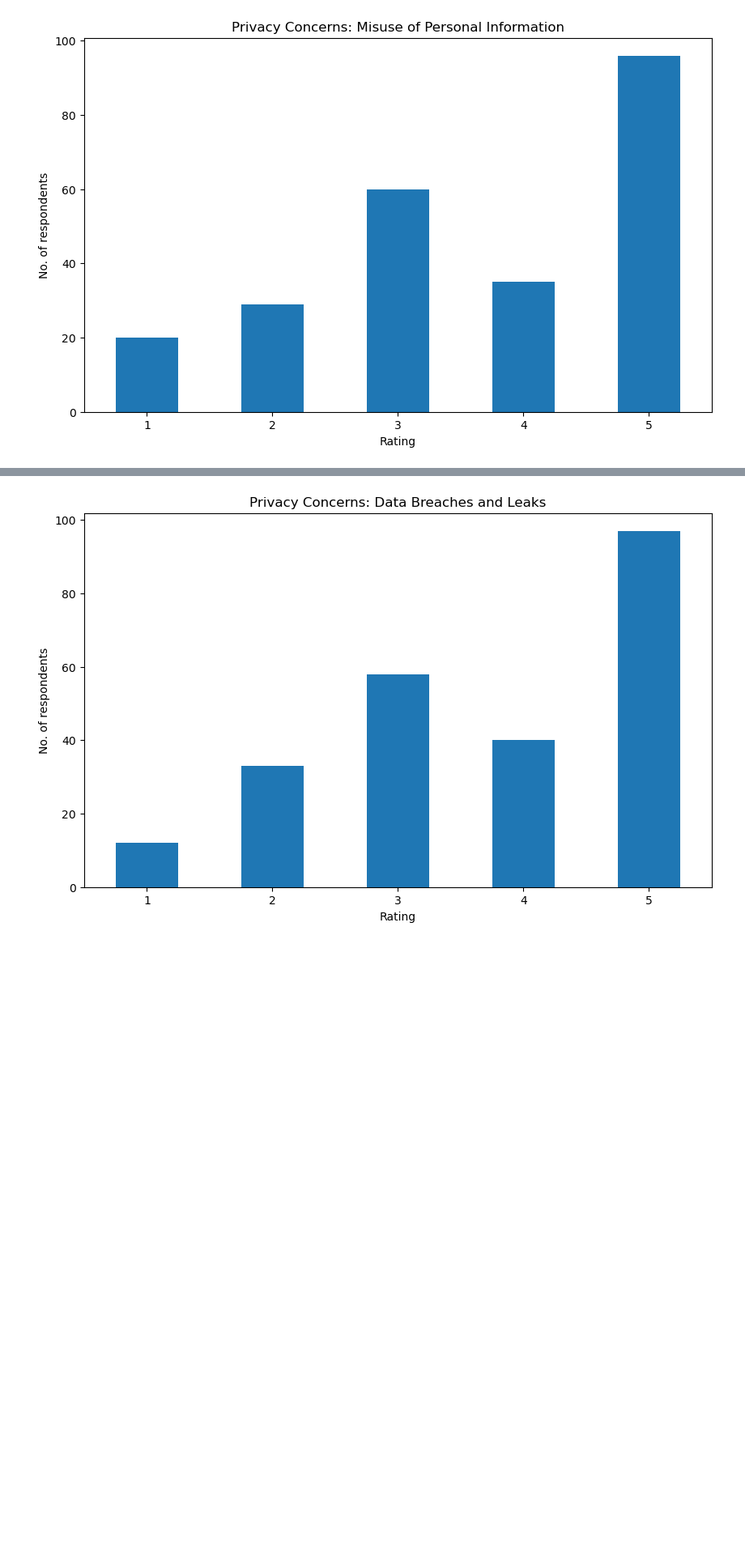
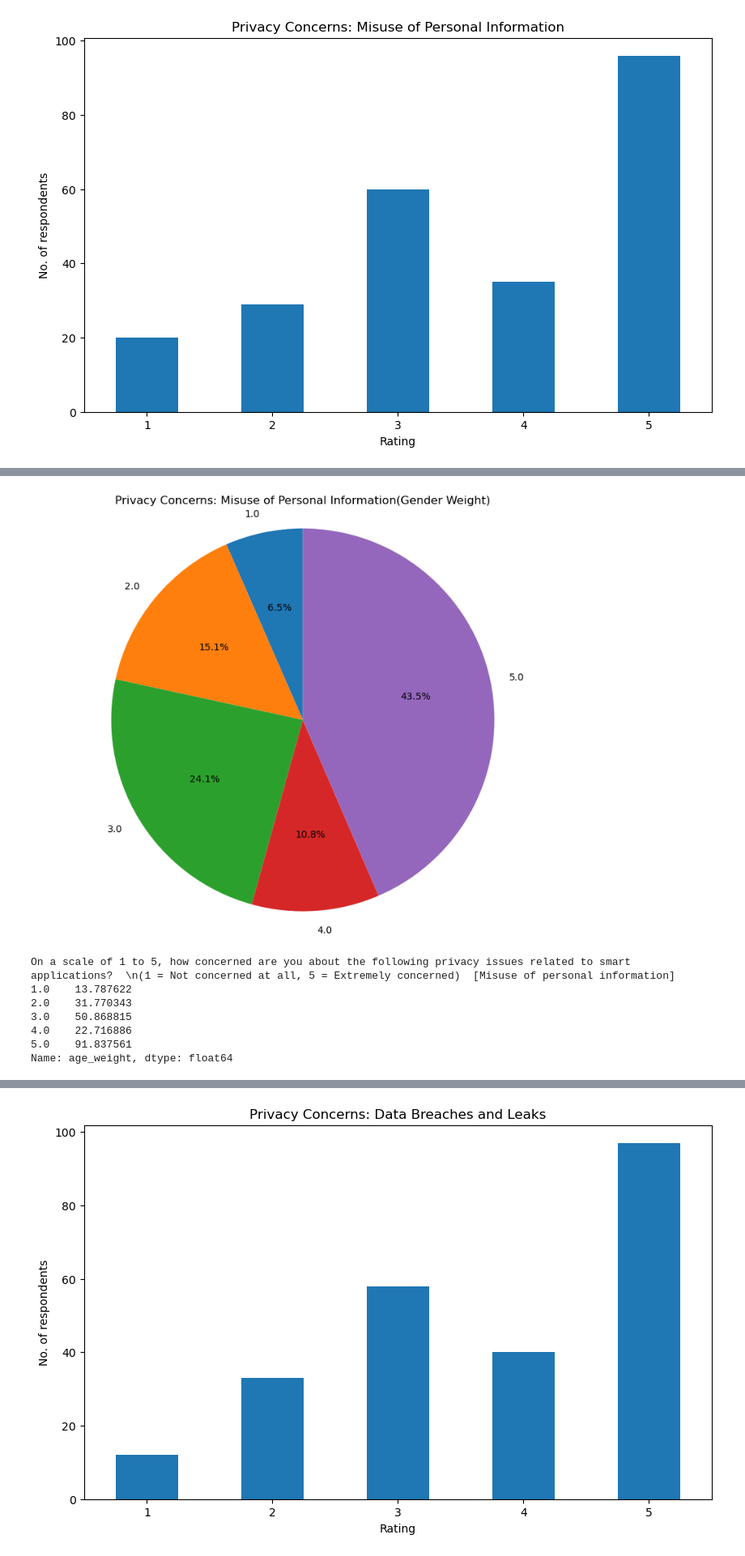
Before and after one commit to doryang1019/Coquitlam_Analyze, a Jupyter notebook: Raymond_Q3_Descriptive.ipynb, the cells around one changed output, grey strips where cells are left out. Shown at 81% size. Drawn from its saved outputs; the diff is of its cells as text; code cells hidden in the pictures; blank space fills up the shorter version.

```diff
--- a/Raymond_Q3_Descriptive.ipynb
+++ b/Raymond_Q3_Descriptive.ipynb
@@ -84,0 +191,20 @@ plt.show()
+# %%
+
+weighted_freq = df.groupby(privacy_ratings2)['age_weight'].sum().sort_index()
+weighted_freq
+plt.figure(figsize=(10,8))
+plt.pie(weighted_freq.values, labels=weighted_freq.index, autopct='%1.1f%%', startangle=90)
+plt.title('Privacy Concerns: Misuse of Personal Information(Gender Weight)')
+plt.axis('equal')
+plt.show()
+
+print(weighted_freq)
+# %% [output]
+[figure, added]
+On a scale of 1 to 5, how concerned are you about the following privacy issues related to smart applications?  \n(1 = Not concerned at all, 5 = Extremely concerned)  [Misuse of personal information]
+1.0    13.787622
+2.0    31.770343
+3.0    50.868815
+4.0    22.716886
+5.0    91.837561
+Name: age_weight, dtype: float64
```
Also changed, not shown: parts of 10 cells of this notebook.
